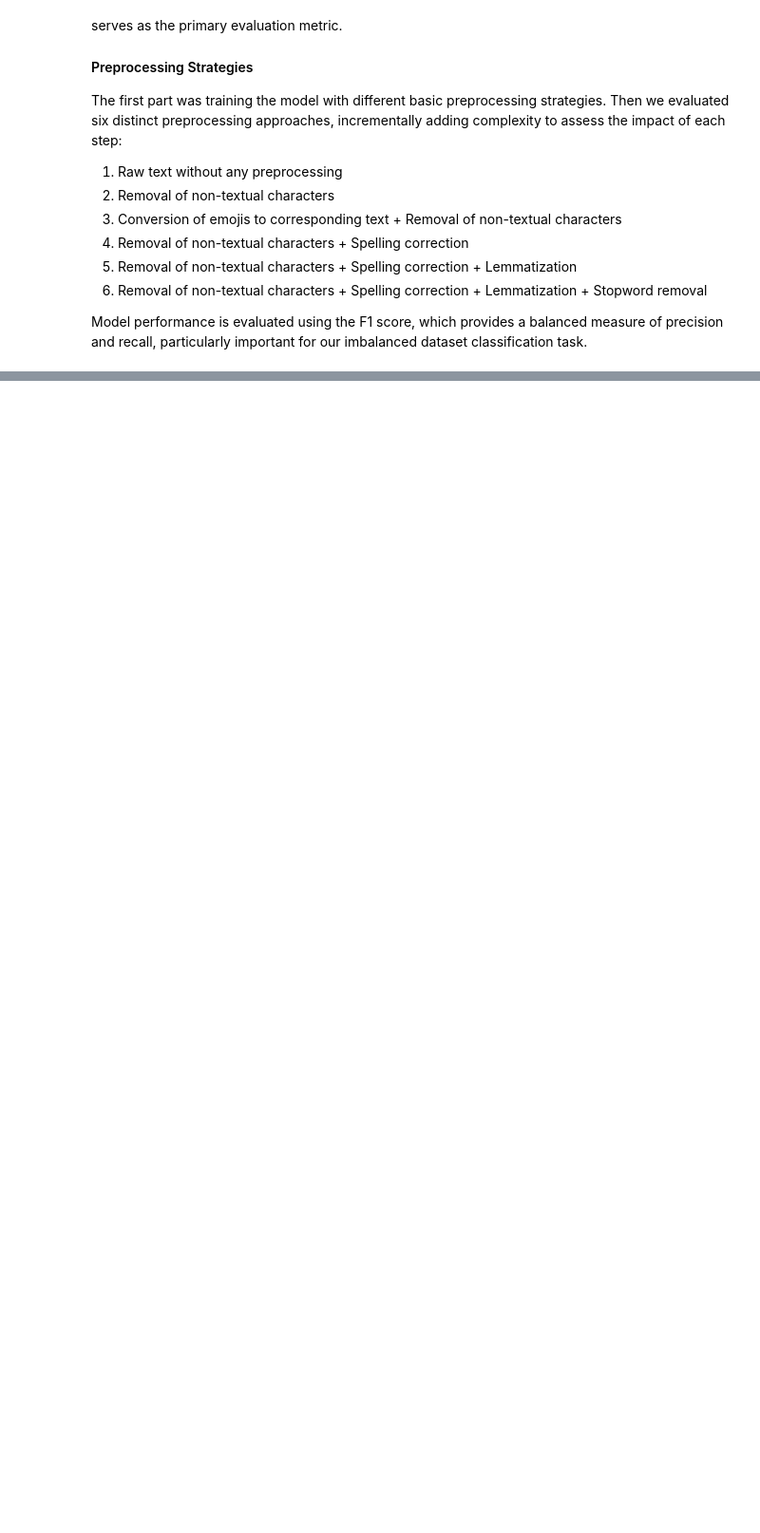
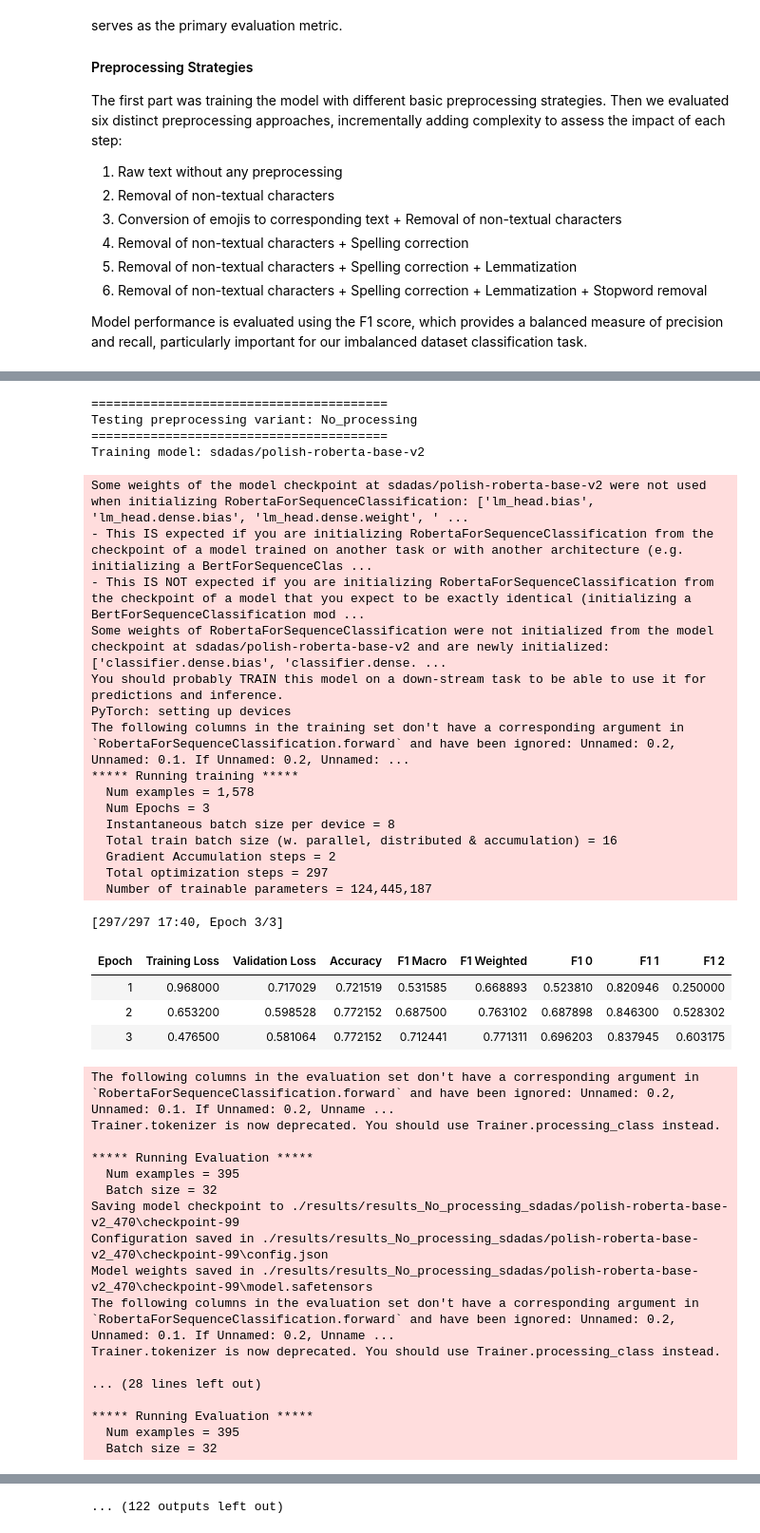
Before and after one commit to SzymonJot/PolishTweetsClassification, a Jupyter notebook: PolishTweetsClassifcation.ipynb, the cells around one changed output, grey strips where cells are left out. Shown: that part at 95% size. Drawn from its saved outputs; the diff is of its cells as text; code cells hidden in the pictures; blank space fills up the shorter version.

```diff
--- a/PolishTweetsClassifcation.ipynb
+++ b/PolishTweetsClassifcation.ipynb
@@ -272,4 +245,6 @@ datasets_basic = {
 # %%
-datasets = datasets_basic
+processing_pipelines = basic_processing_pipelines
 model = tested_models['HERBERT']
-train_test_seed = 20
+train_test_seed = 323
+test_size = 0.20
+model_seed = 12
@@ -706,0 +603,28 @@ df_misclassified.to_clipboard()
+# %%
+datasets = transform_data(processing_pipelines = processing_pipelines,dataset=dataset_labeled, csv_dir='TrainingData/')
+datasets_test = {}
+datasets_test['No_processing'] = datasets['No_processing']
+datasets_test['No_processing'] = datasets['No_processing_emoji']
+
+for seed in [470, 432, 122]:
+    print(f"\n{'='*40}")
+    print(f"Testing seed: {seed}")
+    train_test_seed = seed
+    model_seed = seed
+    for model in tested_models.values():
+        tokenized_datasets = {}
+        print(f"\n{'='*40}")
+        print(f"Testing model: {model}")
+
+        for key, df in datasets_test.items():
+            tokenized_datasets[key] = prepare_datasets(df = df, model = model, test_size=test_size, random_state=train_test_seed, max_length=128, column='text')
+
+        results = run_evaluation(tokenized_datasets = tokenized_datasets, model = model, train_test_seed = train_test_seed, model_seed = model_seed)
+        # Save results
+        results_df = pd.DataFrame(results)
+        results_df['seed'] = seed
+
+        timestamp = datetime.now().strftime('%Y%m%d_%H%M%S')
+        results_df.to_csv(rf"./preprocessing_comparison/preprocessing_comparison_model_{model[:4]}_{train_test_seed}_{timestamp}.csv", index=False)
+        print(f"\nComparison saved to preprocessing_comparison_model_{model[:4]}.csv")
+# %% [output]
@@ -706,0 +678,41 @@ df_misclassified.to_clipboard()
+========================================
+Testing preprocessing variant: No_processing
+========================================
+Training model: sdadas/polish-roberta-base-v2
+Some weights of the model checkpoint at sdadas/polish-roberta-base-v2 were not used when initializing RobertaForSequenceClassification: ['lm_head.bias', 'lm_head.dense.bias', 'lm_head.dense.weight', ' ...
+- This IS expected if you are initializing RobertaForSequenceClassification from the checkpoint of a model trained on another task or with another architecture (e.g. initializing a BertForSequenceClas ...
+- This IS NOT expected if you are initializing RobertaForSequenceClassification from the checkpoint of a model that you expect to be exactly identical (initializing a BertForSequenceClassification mod ...
+Some weights of RobertaForSequenceClassification were not initialized from the model checkpoint at sdadas/polish-roberta-base-v2 and are newly initialized: ['classifier.dense.bias', 'classifier.dense. ...
+You should probably TRAIN this model on a down-stream task to be able to use it for predictions and inference.
+PyTorch: setting up devices
+The following columns in the training set don't have a corresponding argument in `RobertaForSequenceClassification.forward` and have been ignored: Unnamed: 0.2, Unnamed: 0.1. If Unnamed: 0.2, Unnamed: ...
+***** Running training *****
+  Num examples = 1,578
+  Num Epochs = 3
+  Instantaneous batch size per device = 8
+  Total train batch size (w. parallel, distributed & accumulation) = 16
+  Gradient Accumulation steps = 2
+  Total optimization steps = 297
+  Number of trainable parameters = 124,445,187
+[297/297 17:40, Epoch 3/3]
+| Epoch | Training Loss | Validation Loss | Accuracy | F1 Macro | F1 Weighted | F1 0 | F1 1 | F1 2 |
+| 1 | 0.968000 | 0.717029 | 0.721519 | 0.531585 | 0.668893 | 0.523810 | 0.820946 | 0.250000 |
+| 2 | 0.653200 | 0.598528 | 0.772152 | 0.687500 | 0.763102 | 0.687898 | 0.846300 | 0.528302 |
+| 3 | 0.476500 | 0.581064 | 0.772152 | 0.712441 | 0.771311 | 0.696203 | 0.837945 | 0.603175 |
+The following columns in the evaluation set don't have a corresponding argument in `RobertaForSequenceClassification.forward` and have been ignored: Unnamed: 0.2, Unnamed: 0.1. If Unnamed: 0.2, Unname ...
+Trainer.tokenizer is now deprecated. You should use Trainer.processing_class instead.
+
+***** Running Evaluation *****
+  Num examples = 395
+  Batch size = 32
+Saving model checkpoint to ./results/results_No_processing_sdadas/polish-roberta-base-v2_470\checkpoint-99
+Configuration saved in ./results/results_No_processing_sdadas/polish-roberta-base-v2_470\checkpoint-99\config.json
+Model weights saved in ./results/results_No_processing_sdadas/polish-roberta-base-v2_470\checkpoint-99\model.safetensors
+The following columns in the evaluation set don't have a corresponding argument in `RobertaForSequenceClassification.forward` and have been ignored: Unnamed: 0.2, Unnamed: 0.1. If Unnamed: 0.2, Unname ...
+Trainer.tokenizer is now deprecated. You should use Trainer.processing_class instead.
+
+... (28 lines left out)
+
+***** Running Evaluation *****
+  Num examples = 395
+  Batch size = 32
@@ -706,0 +740 @@ df_misclassified.to_clipboard()
+... (122 outputs left out)
```
Also changed, not shown: parts of 33 cells of this notebook, 27 other files.
